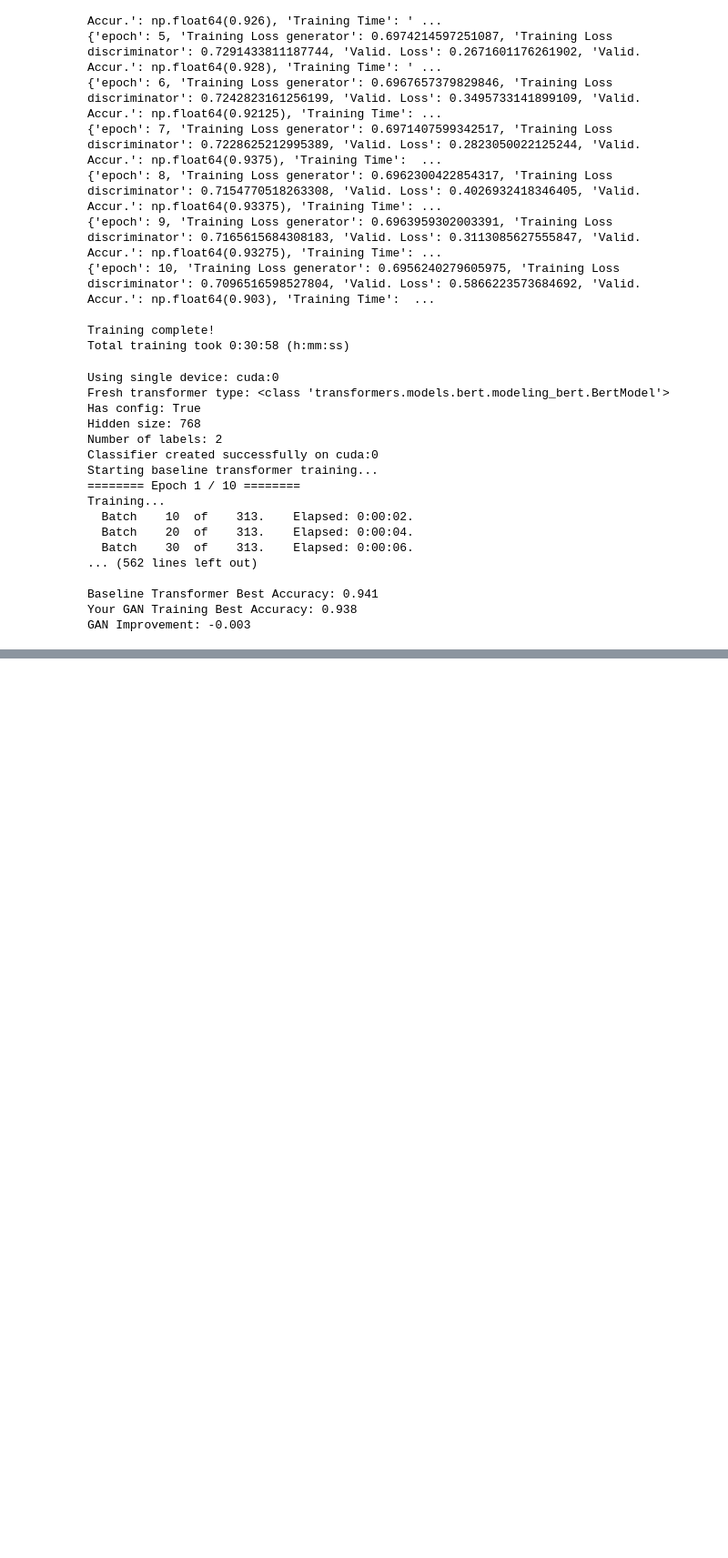
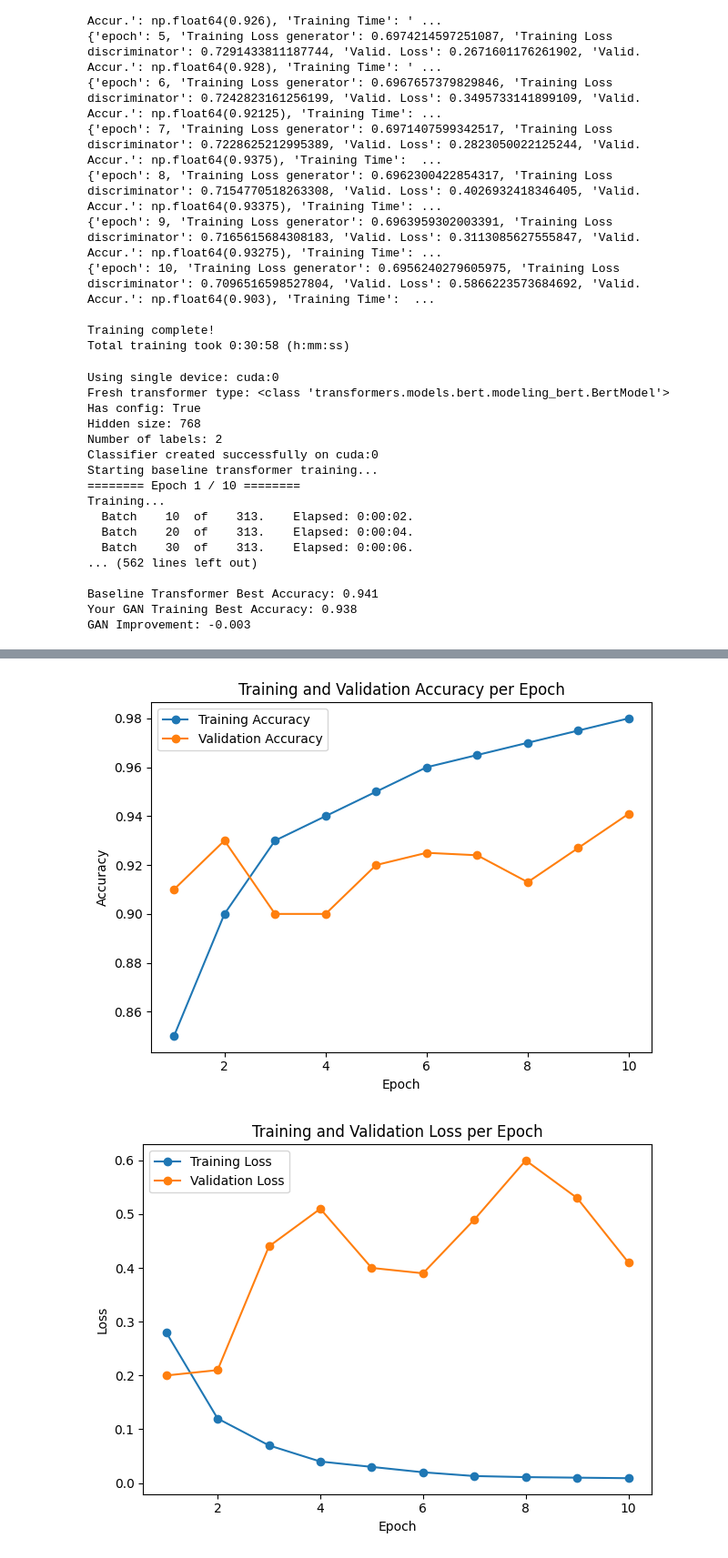
Before and after one commit to HARSHITJAIS14/SURGE, a Jupyter notebook: Week7/GANBERT_pytorch.ipynb, the cells around one changed output, grey strips where cells are left out. Shown: that part at 91% size. Drawn from its saved outputs; the diff is of its cells as text; code cells hidden in the pictures; blank space fills up the shorter version.

```diff
--- a/Week7/GANBERT_pytorch.ipynb
+++ b/Week7/GANBERT_pytorch.ipynb
@@ -976,0 +1039,45 @@ GAN Improvement: -0.003
+# %%
+import matplotlib.pyplot as plt
+
+# Example data placeholders – replace with your actual metrics
+epochs = list(range(1, 11))
+training_accuracy = [0.85, 0.90, 0.93, 0.94, 0.95, 0.96, 0.965, 0.97, 0.975, 0.98]
+validation_accuracy = [0.91, 0.93, 0.90, 0.90, 0.92, 0.925, 0.924, 0.913, 0.927, 0.941]
+training_loss = [0.28, 0.12, 0.07, 0.04, 0.03, 0.02, 0.013, 0.011, 0.010, 0.009]
+validation_loss = [0.20, 0.21, 0.44, 0.51, 0.40, 0.39, 0.49, 0.60, 0.53, 0.41]
+
+# Plot Training and Validation Accuracy on the same curve
+plt.figure()
+plt.plot(epochs, training_accuracy, marker='o', label='Training Accuracy')
+plt.plot(epochs, validation_accuracy, marker='o', label='Validation Accuracy')
+plt.xlabel('Epoch')
+plt.ylabel('Accuracy')
+plt.title('Training and Validation Accuracy per Epoch')
+plt.legend()
+plt.tight_layout()
+plt.show()
+
+# 3. Training vs. Validation Loss per Epoch
+plt.figure()
+plt.plot(epochs, training_loss, marker='o', label='Training Loss')
+plt.plot(epochs, validation_loss, marker='o', label='Validation Loss')
+plt.xlabel('Epoch')
+plt.ylabel('Loss')
+plt.title('Training and Validation Loss per Epoch')
+plt.legend()
+plt.tight_layout()
+plt.show()
+
+# 4. Combined Accuracy (Training & Validation) on one plot
+plt.figure()
+plt.plot(epochs, training_accuracy, marker='o', label='Training Acc')
+plt.plot(epochs, validation_accuracy, marker='o', label='Validation Acc')
+plt.xlabel('Epoch')
+plt.ylabel('Accuracy')
+plt.title('Accuracy Curves per Epoch')
+plt.legend()
+plt.tight_layout()
+plt.show()
+# %% [output]
+[figure, added]
+[figure, added]
```
Also changed, not shown: parts of 3 cells of this notebook, 30 other files.
